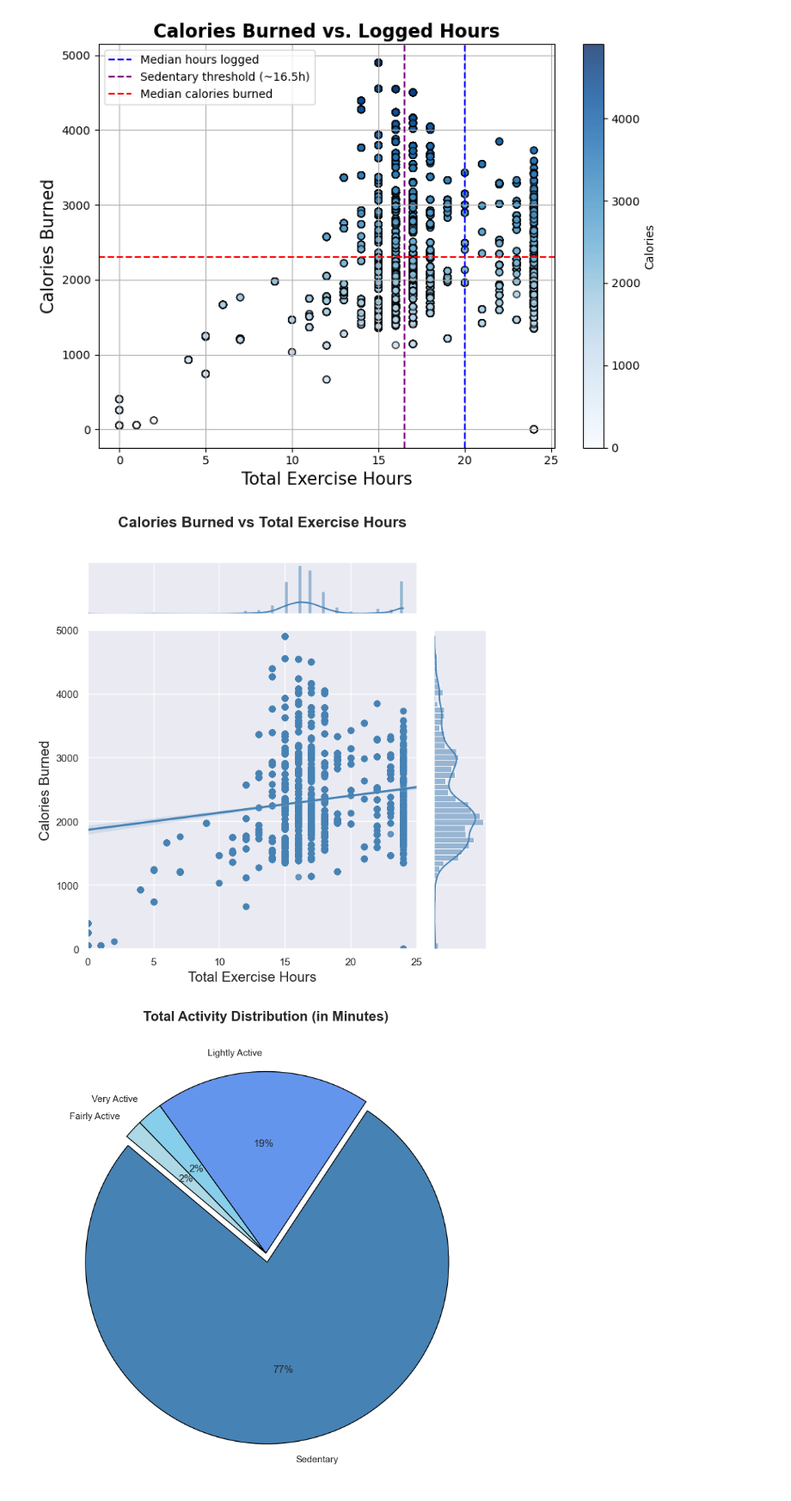
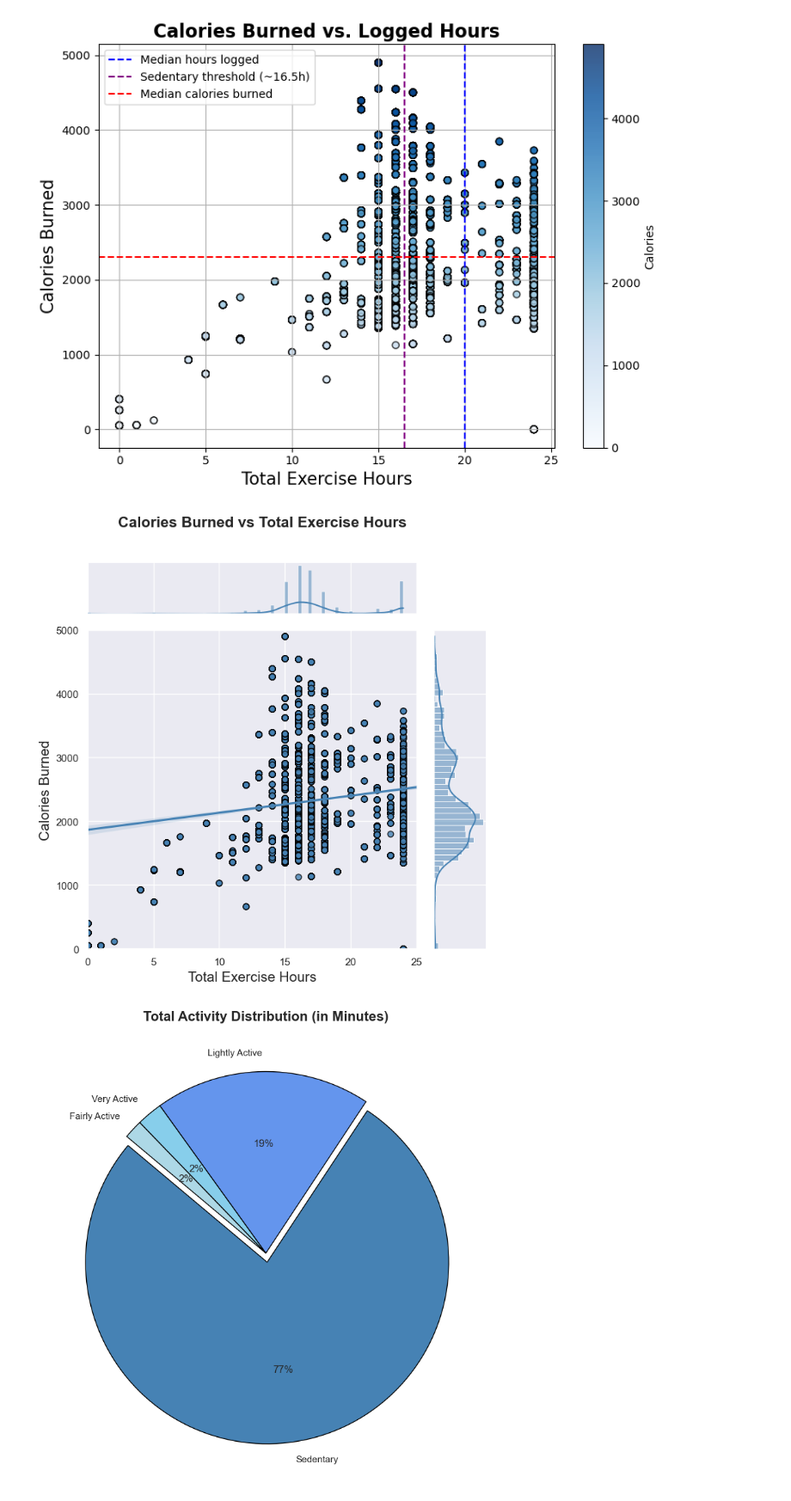
Before and after one commit to SheryllD/Project_SQL_Database, a Jupyter notebook: Data_Wrangling.ipynb, the cells around one changed output. Shown at 86% size. Saved outputs shown, nothing was run; the diff lists cells and outputs as text; code cells hidden in the pictures.

Commit message:
changed the scatter plots colours

```diff
--- a/Data_Wrangling.ipynb
+++ b/Data_Wrangling.ipynb
@@ -630,35 +630,36 @@ plt.show()
 # Set the style
 sns.set_theme(style="darkgrid")
 
 # Clean the data
 fitbit_clean = df.dropna(subset=["total_exercise_hours", "calories"])
 
 # Create the jointplot (regression)
 g = sns.jointplot(
     data=fitbit_clean,
     x="total_exercise_hours",
     y="calories",
     kind="reg",
     truncate=False,
     height=7,
-    color="steelblue"
+    color="steelblue",
+    joint_kws={"scatter_kws": {"edgecolor": "black", "s": 40}}
 )
 
 # Customise axes
 g.ax_joint.set_xlim(0, 25)
 g.ax_joint.set_ylim(0, 5000)
 g.ax_joint.set_xlabel("Total Exercise Hours", fontsize=15)
 g.ax_joint.set_ylabel("Calories Burned", fontsize=15)
 
 # Add a title
 plt.suptitle("Calories Burned vs Total Exercise Hours", fontsize=16, fontweight="bold", y=1.02)
 plt.tight_layout()
 
 # Save the plot
 plt.savefig("Data_visuals/Dataset_visuals_Fitbit/Calories_vs_Total_exercise_hours.png", dpi=300)
 plt.show()
 # %% [output]
-[figure, old version]
+[figure, new version]
 # %%
 # calculating total of individual minutes column
 # Step 1: Sum minutes across activity levels
```
Also changed, not shown: 3 other files.
